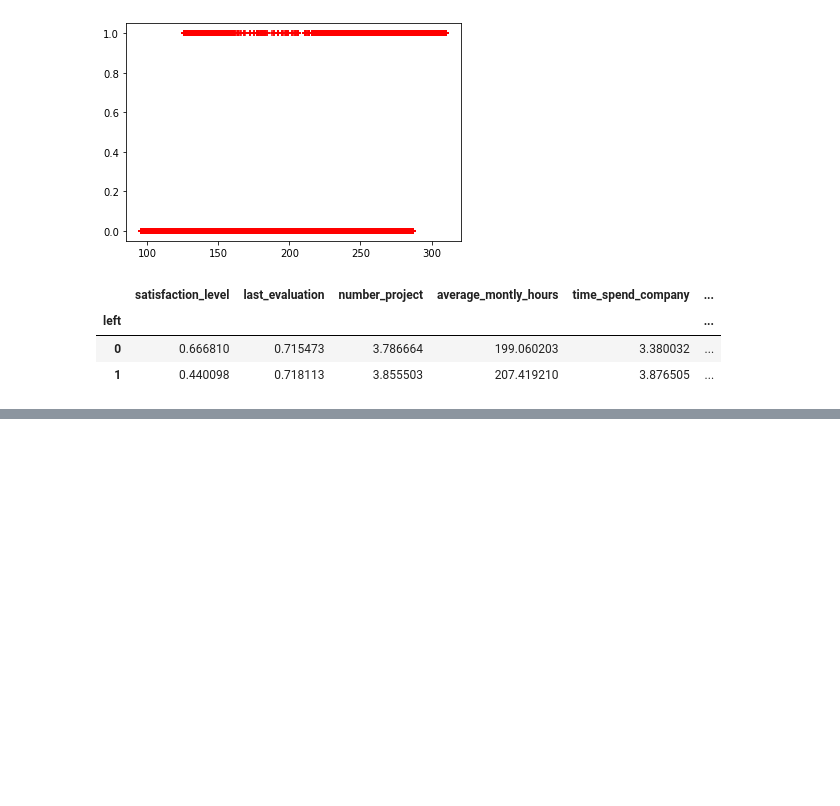
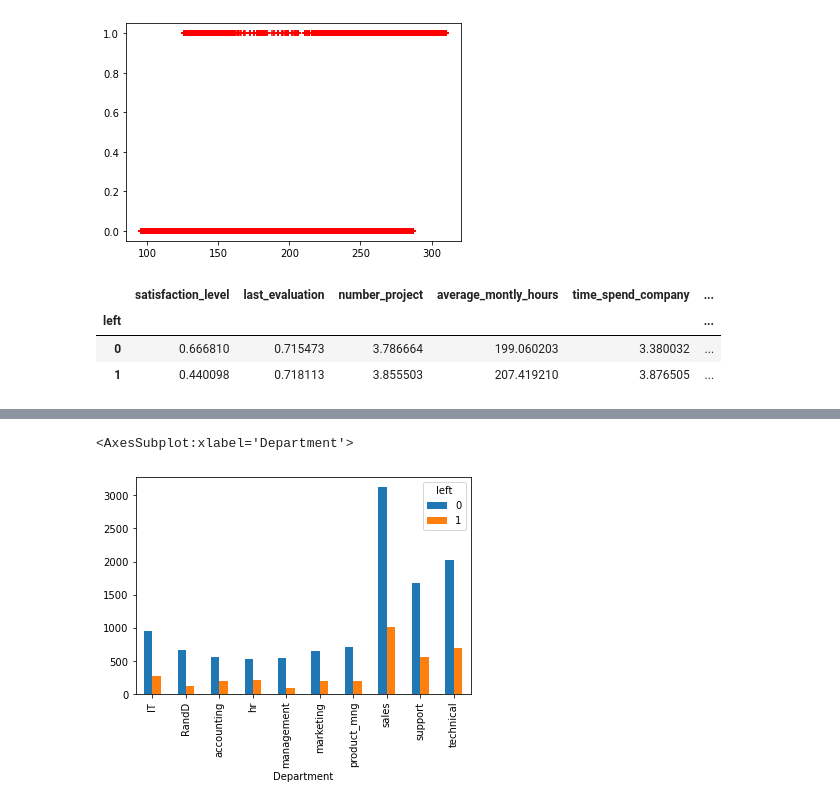
Before and after one commit to asxzhy/Machine_Learning, a Jupyter notebook: machine_learning_full_tutorial_codebasics/ML/7_logistic_regression/7_logistic_regression_exercise.ipynb, the cells around one changed output, grey strips where cells are left out. Drawn from its saved outputs; the diff is of its cells as text; code cells hidden in the pictures; blank space fills up the shorter version.

```diff
--- a/machine_learning_full_tutorial_codebasics/ML/7_logistic_regression/7_logistic_regression_exercise.ipynb
+++ b/machine_learning_full_tutorial_codebasics/ML/7_logistic_regression/7_logistic_regression_exercise.ipynb
@@ -38,0 +63,5 @@ pd.crosstab(df.salary, df.left).plot(kind='bar')
+# %%
+pd.crosstab(df.Department, df.left).plot(kind='bar')
+# %% [output]
+<AxesSubplot:xlabel='Department'>
+[figure, added]
```
Also changed, not shown: parts of 15 cells of this notebook.
